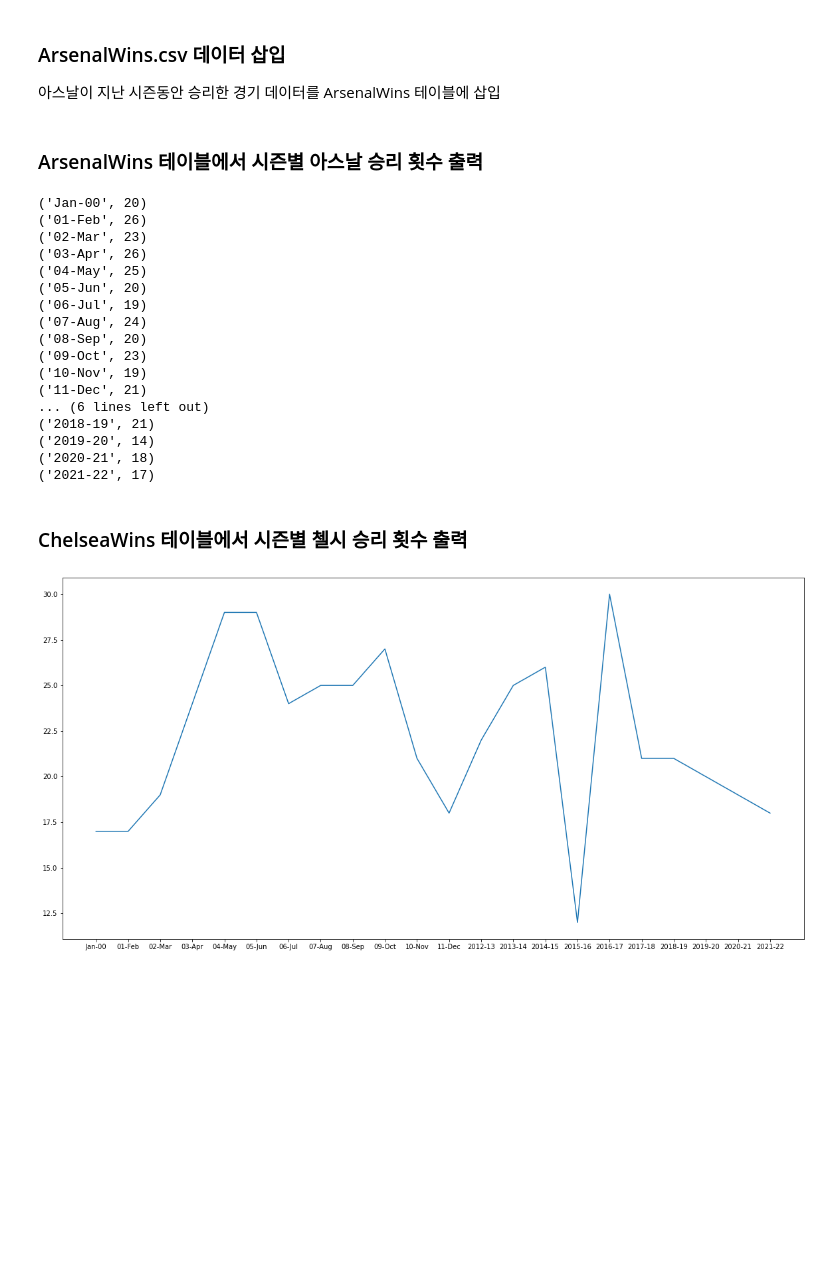
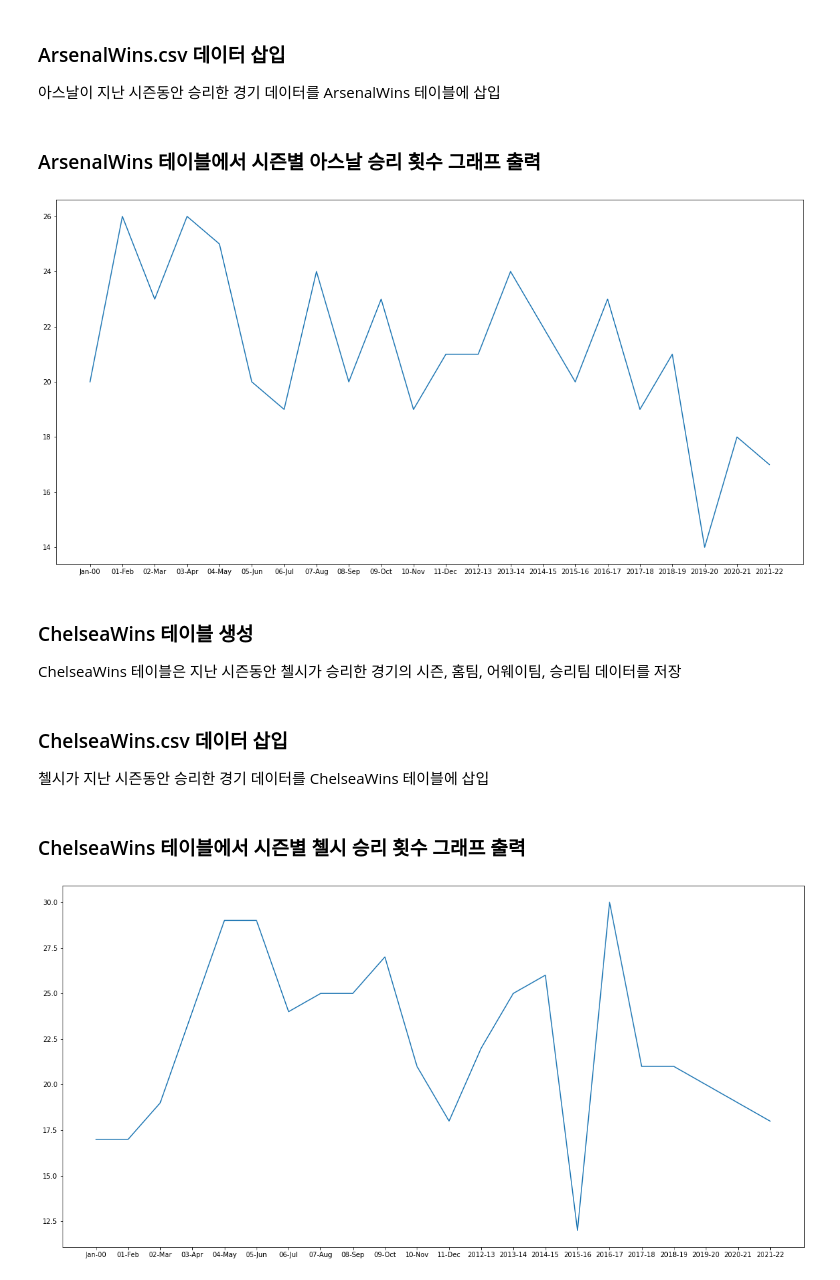
Before and after one commit to kiku99/EPL_Analysis, a Jupyter notebook: TWPS/TWPSgraph.ipynb, the cells around one changed output. Saved outputs shown, nothing was run; the diff lists cells and outputs as text; code cells hidden in the pictures; blank space fills up the shorter version.

```diff
--- a/TWPS/TWPSgraph.ipynb
+++ b/TWPS/TWPSgraph.ipynb
@@ -102,30 +91,22 @@ for row in rd :
 
 mydb.commit()
 # %% [markdown]
-### ArsenalWins 테이블에서 시즌별 아스날 승리 횟수 출력
+### ArsenalWins 테이블에서 시즌별 아스날 승리 횟수 그래프 출력
 # %%
 mycursor = mydb.cursor()
 mycursor.execute("select season, count(season) from ArsenalWins group by season")
 myresult = mycursor.fetchall()
 arsenalWins=[]
 for x in myresult:
-    arsenalWins.append(x)
-    print(x)
+    arsenalWins.append([x[0], x[1]])
+
+ad = pd.DataFrame(arsenalWins)
+
+plt.figure(figsize=(20, 10))
+plt.plot(ad[0], ad[1])
+plt.show()
 # %% [output]
-('Jan-00', 20)
-('01-Feb', 26)
-('02-Mar', 23)
-('03-Apr', 26)
-('04-May', 25)
-('05-Jun', 20)
-('06-Jul', 19)
-('07-Aug', 24)
-('08-Sep', 20)
-('09-Oct', 23)
-('10-Nov', 19)
-('11-Dec', 21)
-... (6 lines left out)
-('2018-19', 21)
-('2019-20', 14)
-('2020-21', 18)
-('2021-22', 17)
+[figure, added]
+# %% [markdown]
+### ChelseaWins 테이블 생성
+ChelseaWins 테이블은 지난 시즌동안 첼시가 승리한 경기의 시즌, 홈팀, 어웨이팀, 승리팀 데이터를 저장
@@ -132,3 +117,6 @@ for x in myresult:
+# %% [markdown]
+### ChelseaWins.csv 데이터 삽입
+첼시가 지난 시즌동안 승리한 경기 데이터를 ChelseaWins 테이블에 삽입
 # %%
 mycursor = mydb.cursor(prepared=True)
 
@@ -149,7 +137,7 @@ for row in rd :
 
 mydb.commit()
 # %% [markdown]
-### ChelseaWins 테이블에서 시즌별 첼시 승리 횟수 출력
+### ChelseaWins 테이블에서 시즌별 첼시 승리 횟수 그래프 출력
 # %%
 mycursor = mydb.cursor()
 mycursor.execute("select season, count(season) from ChelseaWins group by season")
```
Also changed, not shown: parts of 5 cells of this notebook.
